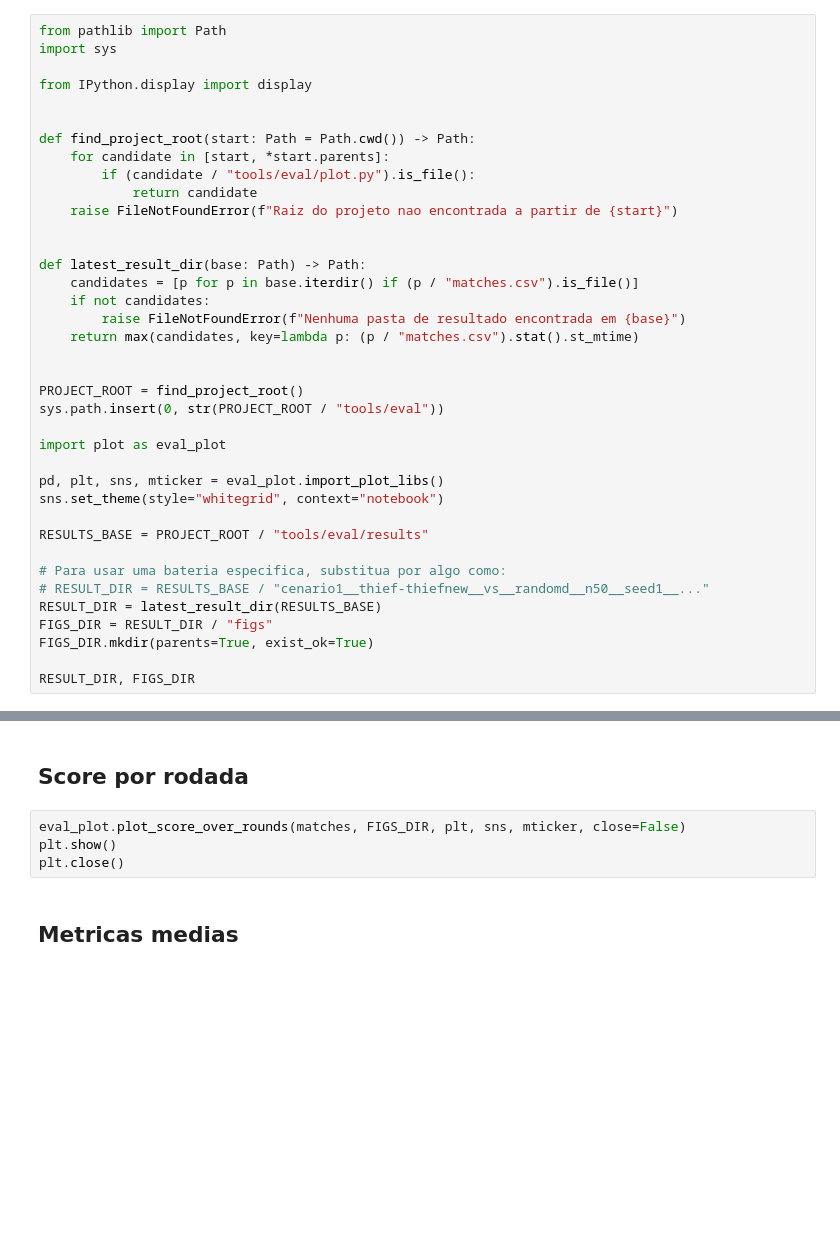
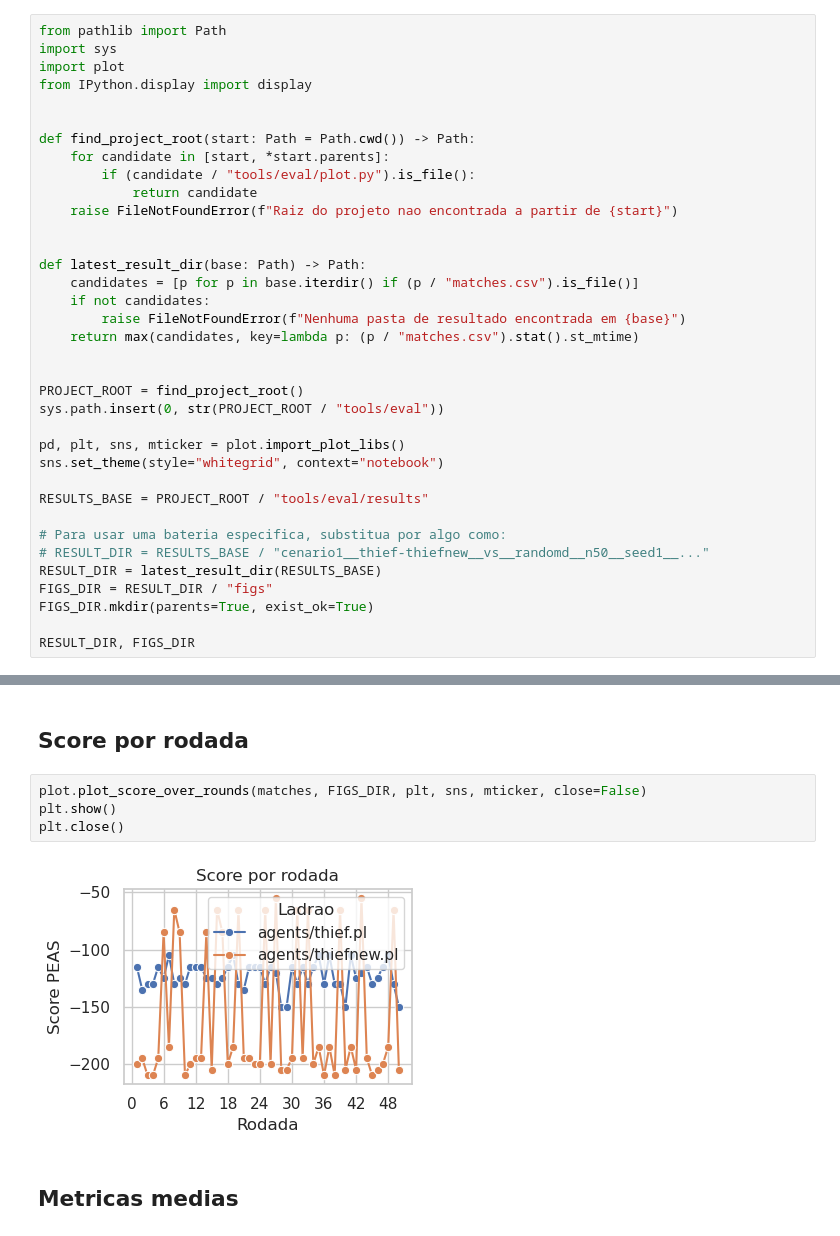
Before and after one commit to Kyamel/agents, a Jupyter notebook: tools/eval/plot.ipynb, the cells around one changed output, grey strips where cells are left out. Saved outputs shown, nothing was run; the diff lists cells and outputs as text; blank space fills up the shorter version.

```diff
--- a/tools/eval/plot.ipynb
+++ b/tools/eval/plot.ipynb
@@ -7,7 +7,7 @@ Este notebook importa diretamente as funcoes de `tools/eval/plot.py`. Assim, os
 # %%
 from pathlib import Path
 import sys
-
+import plot
 from IPython.display import display
 
 
@@ -28,9 +28,7 @@ def latest_result_dir(base: Path) -> Path:
 PROJECT_ROOT = find_project_root()
 sys.path.insert(0, str(PROJECT_ROOT / "tools/eval"))
 
-import plot as eval_plot
-
-pd, plt, sns, mticker = eval_plot.import_plot_libs()
+pd, plt, sns, mticker = plot.import_plot_libs()
 sns.set_theme(style="whitegrid", context="notebook")
 
 RESULTS_BASE = PROJECT_ROOT / "tools/eval/results"
@@ -71,9 +91,11 @@ plt.close()
 # %% [markdown]
 ## Score por rodada
 # %%
-eval_plot.plot_score_over_rounds(matches, FIGS_DIR, plt, sns, mticker, close=False)
+plot.plot_score_over_rounds(matches, FIGS_DIR, plt, sns, mticker, close=False)
 plt.show()
 plt.close()
+# %% [output]
+[figure, added]
 # %% [markdown]
 ## Metricas medias
 # %%
```
Also changed, not shown: parts of 9 cells of this notebook.
